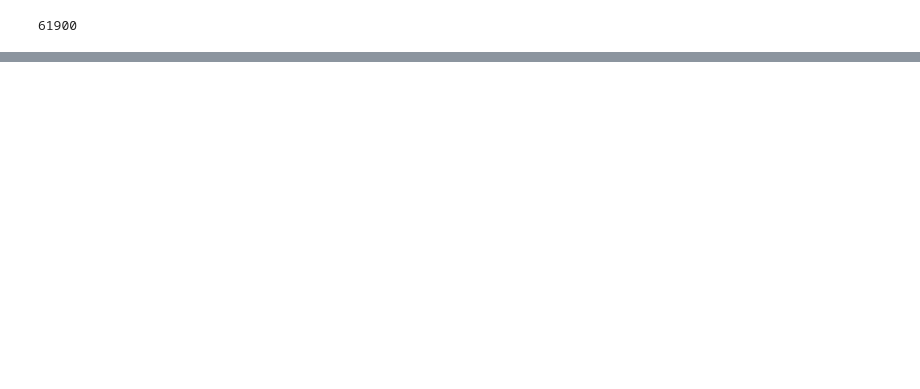
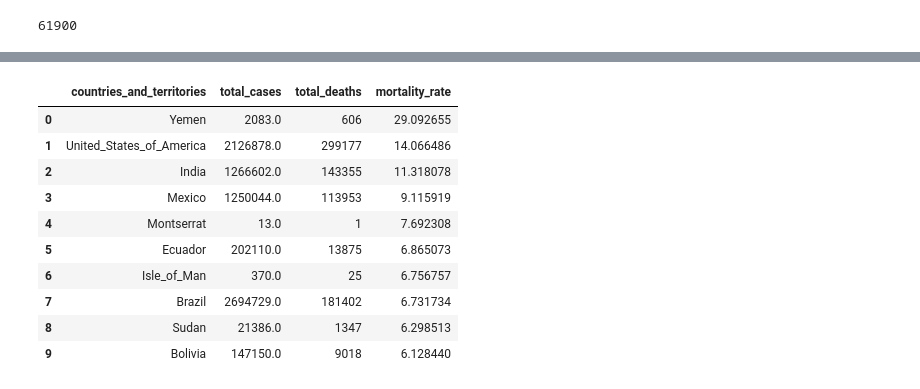
Before and after one commit to Poltanek/Analyzing-ECDC, a Jupyter notebook: query.ipynb, the cells around one changed output, grey strips where cells are left out. Drawn from its saved outputs; the diff is of its cells as text; code cells hidden in the pictures; blank space fills up the shorter version.

```diff
--- a/query.ipynb
+++ b/query.ipynb
@@ -60,0 +41,26 @@ Queries executed and saved successfully!
+# %%
+# ---------------------- Calculate Total Cases, Deaths & Mortality Rate ----------------------
+query_mortality = """
+SELECT
+    countries_and_territories,
+    SUM(cases) AS total_cases,
+    SUM(deaths) AS total_deaths,
+    (SUM(deaths) * 1.0 / NULLIF(SUM(cases), 0)) * 100 AS mortality_rate
+FROM ecdc_cases
+GROUP BY countries_and_territories
+ORDER BY mortality_rate DESC;
+"""
+df_mortality = pd.read_sql(query_mortality, conn)
+df_mortality.head(10)
+# %% [output]
+|  | countries_and_territories | total_cases | total_deaths | mortality_rate |
+| 0 | Yemen | 2083.0 | 606 | 29.092655 |
+| 1 | United_States_of_America | 2126878.0 | 299177 | 14.066486 |
+| 2 | India | 1266602.0 | 143355 | 11.318078 |
+| 3 | Mexico | 1250044.0 | 113953 | 9.115919 |
+| 4 | Montserrat | 13.0 | 1 | 7.692308 |
+| 5 | Ecuador | 202110.0 | 13875 | 6.865073 |
+| 6 | Isle_of_Man | 370.0 | 25 | 6.756757 |
+| 7 | Brazil | 2694729.0 | 181402 | 6.731734 |
+| 8 | Sudan | 21386.0 | 1347 | 6.298513 |
+| 9 | Bolivia | 147150.0 | 9018 | 6.128440 |
```
Also changed, not shown: parts of 8 cells of this notebook, 2 other files.
